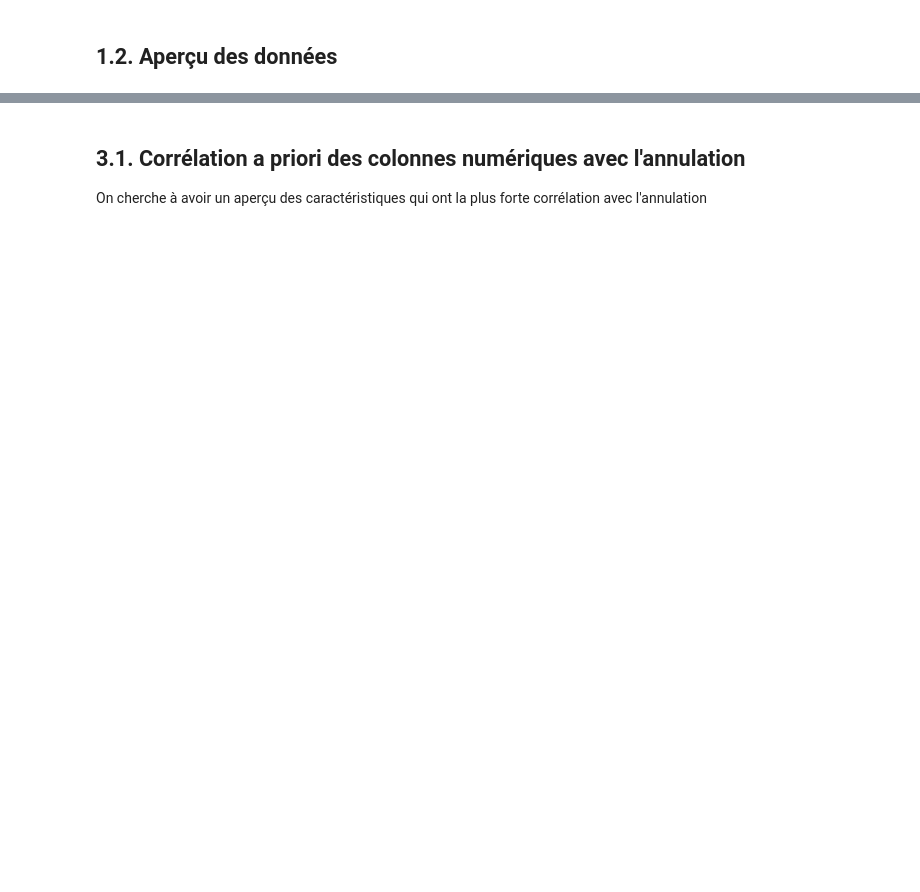
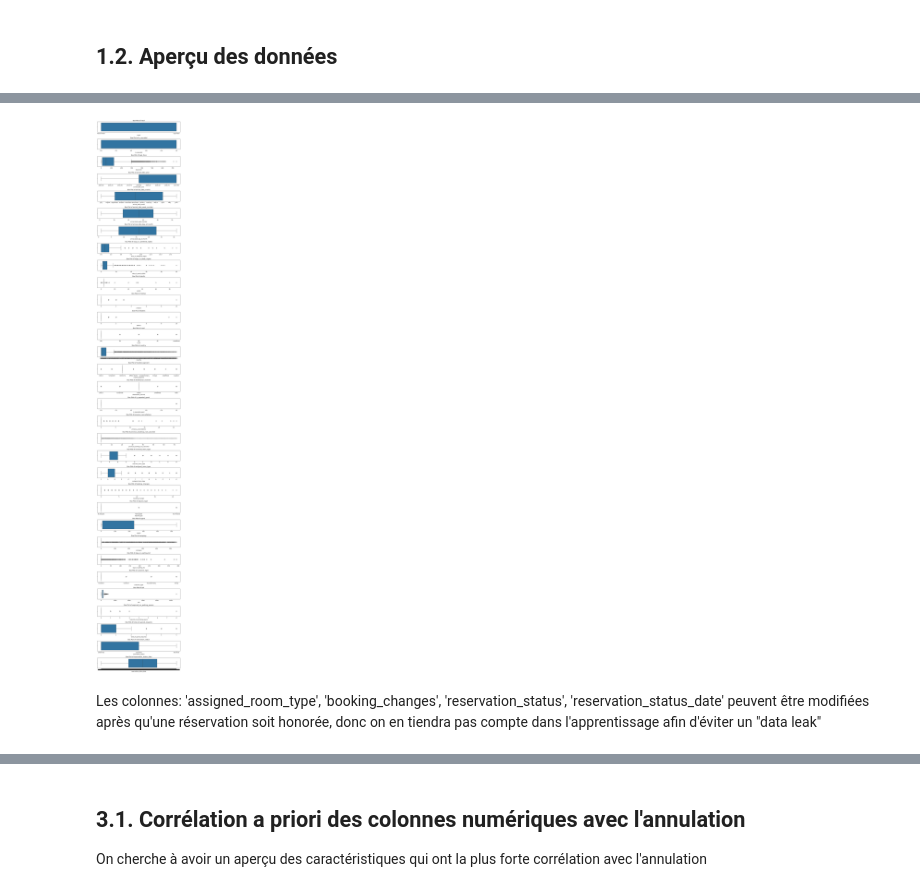
Before and after one commit to joelsana/Stay-Prediction-ML-part, a Jupyter notebook: machine_learning/hotel_bookings.ipynb, the cells around one changed output, grey strips where cells are left out. Saved outputs shown, nothing was run; the diff lists cells and outputs as text; code cells hidden in the pictures; blank space fills up the shorter version.

```diff
--- a/machine_learning/hotel_bookings.ipynb
+++ b/machine_learning/hotel_bookings.ipynb
@@ -137,0 +389,17 @@ reservation_status_date: Date at which the last status was set. This variable ca
+# %%
+# Detect the outliers using boxplot
+no_of_rows = len(df.columns)
+fig, axes = plt.subplots(no_of_rows, 1, figsize=(10, 2*no_of_rows))
+axes = axes.flatten()
+for i, col in enumerate(df.columns):
+    sns.boxplot(data=df, x=col, ax=axes[i])
+    axes[i].set_title(f'Box Plot of {col}')
+# Remove unused subplots (if any)
+for j in range(i+1, len(axes)):
+    fig.delaxes(axes[j])
+plt.tight_layout()
+plt.show()
+# %% [output]
+[figure, added]
+# %% [markdown]
+Les colonnes: 'assigned_room_type', 'booking_changes', 'reservation_status', 'reservation_status_date' peuvent être modifiées après qu'une réservation soit honorée, donc on en tiendra pas compte dans l'apprentissage afin d'éviter un "data leak"
```
Also changed, not shown: parts of 49 cells of this notebook.
